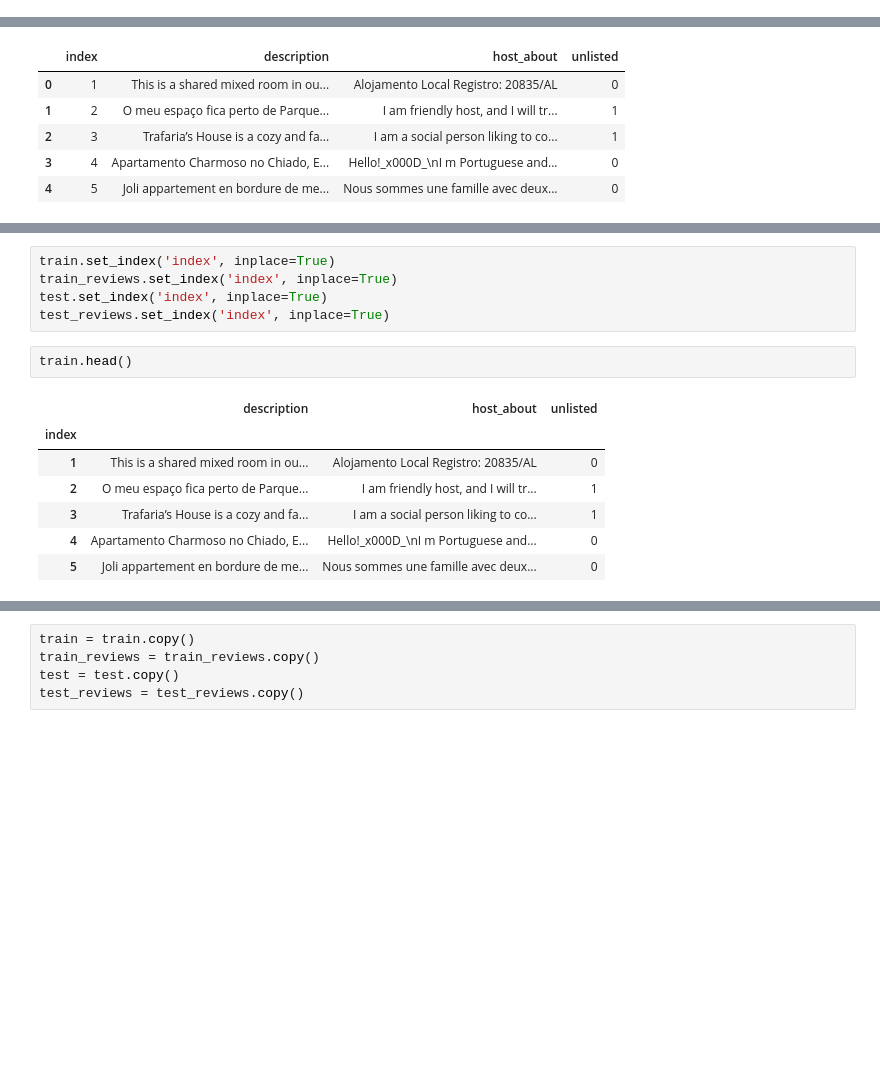
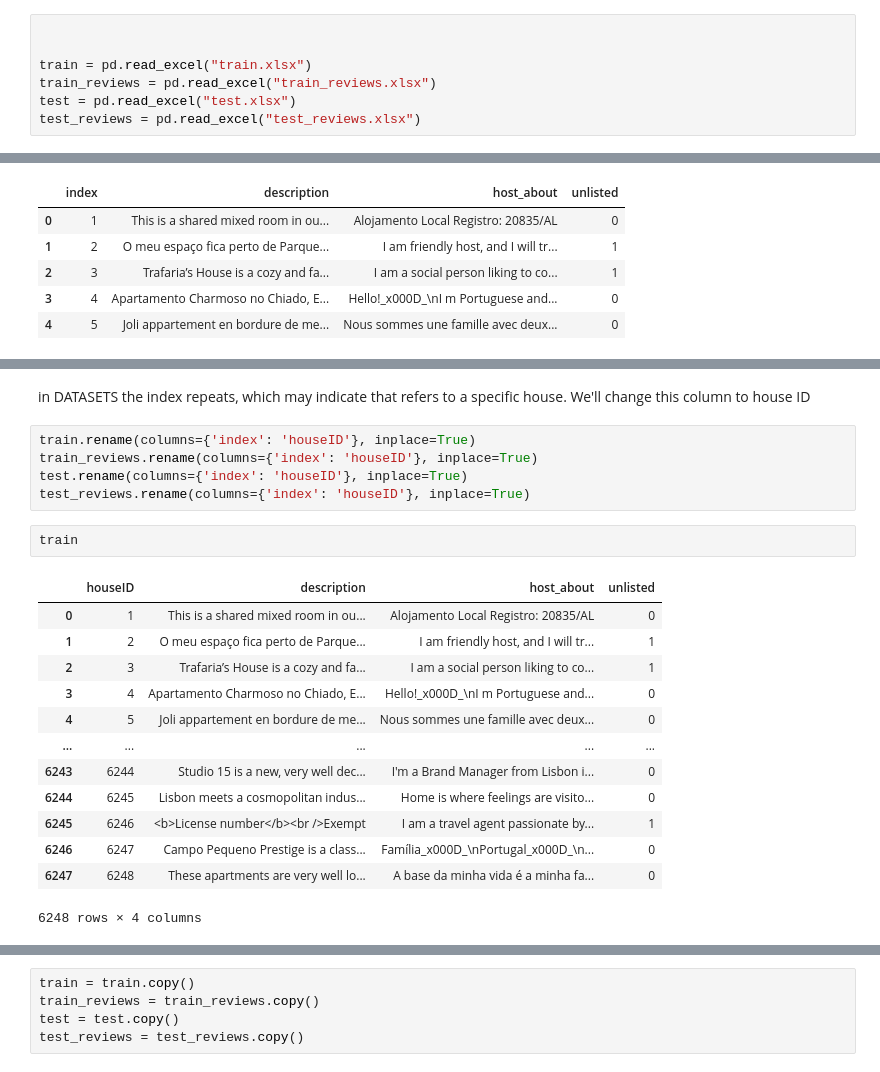
Before and after one commit to beatrizdsantosss/Text-mining-project-, a Jupyter notebook: Text_mining_project.ipynb, the cells around one changed output, grey strips where cells are left out. Saved outputs shown, nothing was run; the diff lists cells and outputs as text; blank space fills up the shorter version.

```diff
--- a/Text_mining_project.ipynb
+++ b/Text_mining_project.ipynb
@@ -30,0 +20,7 @@ test_reviews = pd.read_excel(test_reviews_path)
+# %%
+
+
+train = pd.read_excel("train.xlsx")
+train_reviews = pd.read_excel("train_reviews.xlsx")
+test = pd.read_excel("test.xlsx")
+test_reviews = pd.read_excel("test_reviews.xlsx")
@@ -40,15 +75,23 @@ train.head()
+# %% [markdown]
+in DATASETS the index repeats, which may indicate that refers to a specific house. We'll change this column to house ID
 # %%
-train.set_index('index', inplace=True)
-train_reviews.set_index('index', inplace=True)
-test.set_index('index', inplace=True)
-test_reviews.set_index('index', inplace=True)
+train.rename(columns={'index': 'houseID'}, inplace=True)
+train_reviews.rename(columns={'index': 'houseID'}, inplace=True)
+test.rename(columns={'index': 'houseID'}, inplace=True)
+test_reviews.rename(columns={'index': 'houseID'}, inplace=True)
 # %%
-train.head()
+train
 # %% [output]
-|  | description | host_about | unlisted |
-| index |  |  |  |
-| 1 | This is a shared mixed room in ou... | Alojamento Local Registro: 20835/AL | 0 |
-| 2 | O meu espaço fica perto de Parque... | I am friendly host, and I will tr... | 1 |
-| 3 | Trafaria’s House is a cozy and fa... | I am a social person liking to co... | 1 |
-| 4 | Apartamento Charmoso no Chiado, E... | Hello!_x000D_\nI m Portuguese and... | 0 |
-| 5 | Joli appartement en bordure de me... | Nous sommes une famille avec deux... | 0 |
+|  | houseID | description | host_about | unlisted |
+| 0 | 1 | This is a shared mixed room in ou... | Alojamento Local Registro: 20835/AL | 0 |
+| 1 | 2 | O meu espaço fica perto de Parque... | I am friendly host, and I will tr... | 1 |
+| 2 | 3 | Trafaria’s House is a cozy and fa... | I am a social person liking to co... | 1 |
+| 3 | 4 | Apartamento Charmoso no Chiado, E... | Hello!_x000D_\nI m Portuguese and... | 0 |
+| 4 | 5 | Joli appartement en bordure de me... | Nous sommes une famille avec deux... | 0 |
+| ... | ... | ... | ... | ... |
+| 6243 | 6244 | Studio 15 is a new, very well dec... | I'm a Brand Manager from Lisbon i... | 0 |
+| 6244 | 6245 | Lisbon meets a cosmopolitan indus... | Home is where feelings are visito... | 0 |
+| 6245 | 6246 | <b>License number</b><br />Exempt | I am a travel agent passionate by... | 1 |
+| 6246 | 6247 | Campo Pequeno Prestige is a class... | Família_x000D_\nPortugal_x000D_\n... | 0 |
+| 6247 | 6248 | These apartments are very well lo... | A base da minha vida é a minha fa... | 0 |
+6248 rows × 4 columns
```
Also changed, not shown: parts of 34 cells of this notebook, 2 other files.
